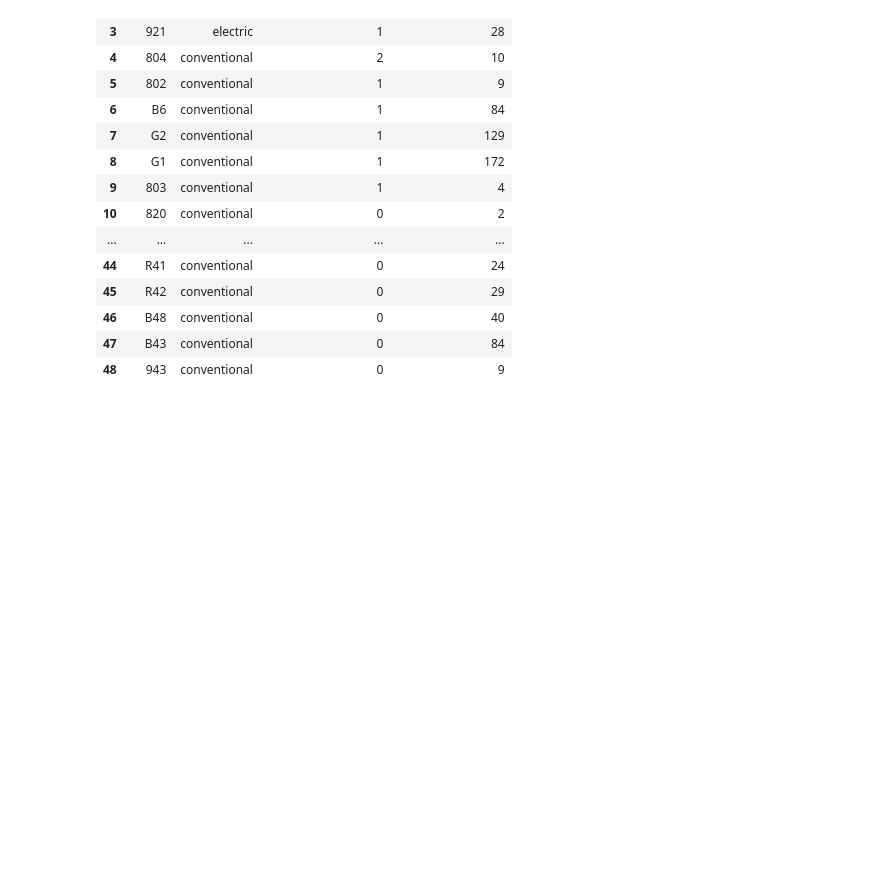
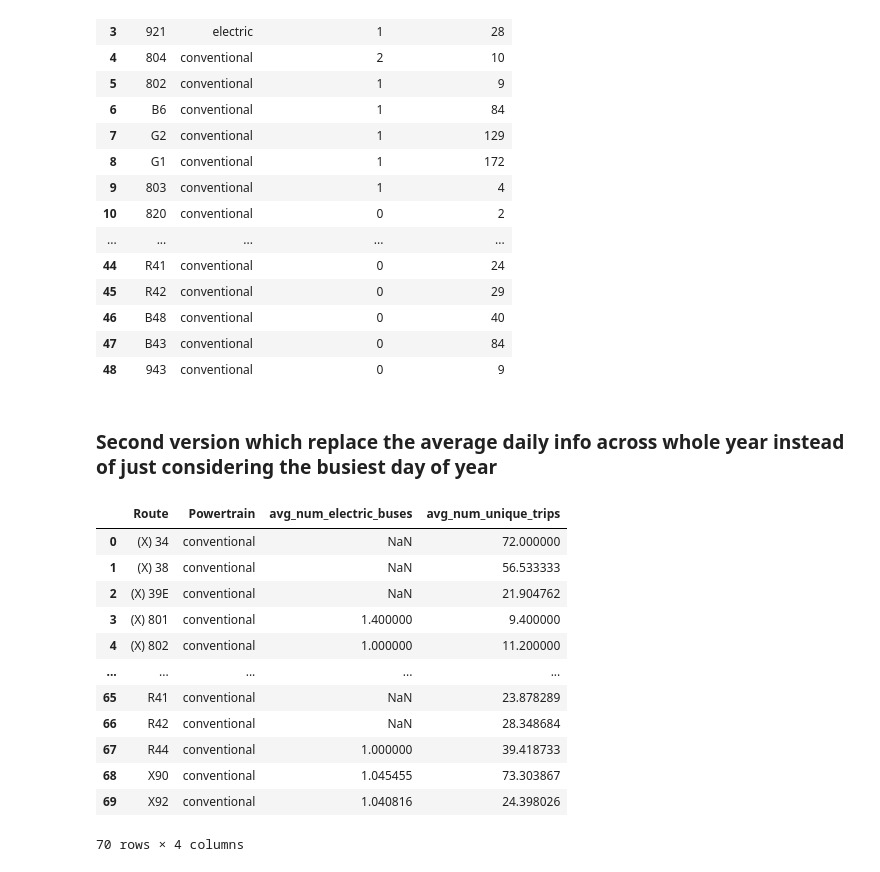
Before and after one commit to narslab/transit-electrification-futures, a Jupyter notebook: bin/jupyter/pvta-network.ipynb, the cells around one changed output. Drawn from its saved outputs; the diff is of its cells as text; code cells hidden in the pictures; blank space fills up the shorter version.

```diff
--- a/bin/jupyter/pvta-network.ipynb
+++ b/bin/jupyter/pvta-network.ipynb
@@ -98,3 +98,45 @@ new_df
 | 48 | 943 | conventional | 0 | 9 |
 # %%
 new_df.to_csv('../../results/route-bus-info-for-plotting.csv', index=False)
+# %% [markdown]
+### Second version which replace the average daily info across whole year instead of just considering the busiest day of year
+# %%
+# Group data by 'Route'
+grouped_data = df.groupby('Route')
+
+# Initialize a list to hold the data for the new DataFrame
+new_df_data = []
+
+# Iterating through each group
+for route, group in grouped_data:
+    # Calculate the mode Powertrain for the unique vehicles for this route
+    mode_powertrain = group.groupby('Vehicle')['Powertrain'].agg(pd.Series.mode).mode()[0]
+
+    # Calculate the average number of unique electric buses per day for this route
+    avg_num_electric_buses = group[group['Powertrain'] == 'electric'].groupby('Date')['Vehicle'].nunique().mean()
+
+    # Calculate the average number of unique TripKey (trips) per day for this route
+    avg_num_unique_trips = group.groupby('Date')['TripKey'].nunique().mean()
+
+    # Append the data to the list
+    new_df_data.append({'Route': route, 'Powertrain': mode_powertrain, 'avg_num_electric_buses': avg_num_electric_buses, 'avg_num_unique_trips': avg_num_unique_trips})
+
+# Create the new DataFrame from the list
+new_df = pd.DataFrame(new_df_data)
+
+# Display the new DataFrame
+new_df
+# %% [output]
+|  | Route | Powertrain | avg_num_electric_buses | avg_num_unique_trips |
+| 0 | (X) 34 | conventional | NaN | 72.000000 |
+| 1 | (X) 38 | conventional | NaN | 56.533333 |
+| 2 | (X) 39E | conventional | NaN | 21.904762 |
+| 3 | (X) 801 | conventional | 1.400000 | 9.400000 |
+| 4 | (X) 802 | conventional | 1.000000 | 11.200000 |
+| ... | ... | ... | ... | ... |
+| 65 | R41 | conventional | NaN | 23.878289 |
+| 66 | R42 | conventional | NaN | 28.348684 |
+| 67 | R44 | conventional | 1.000000 | 39.418733 |
+| 68 | X90 | conventional | 1.045455 | 73.303867 |
+| 69 | X92 | conventional | 1.040816 | 24.398026 |
+70 rows × 4 columns
```
Also changed, not shown: parts of 2 cells of this notebook, 36 other files.
